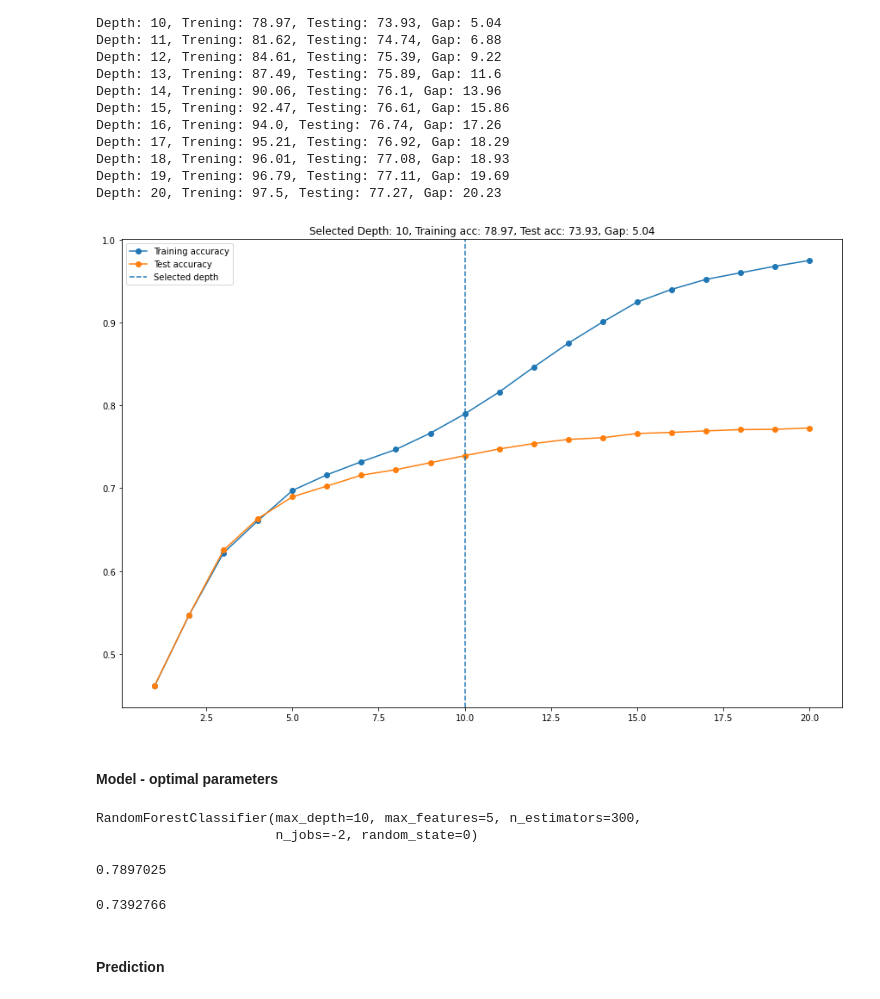
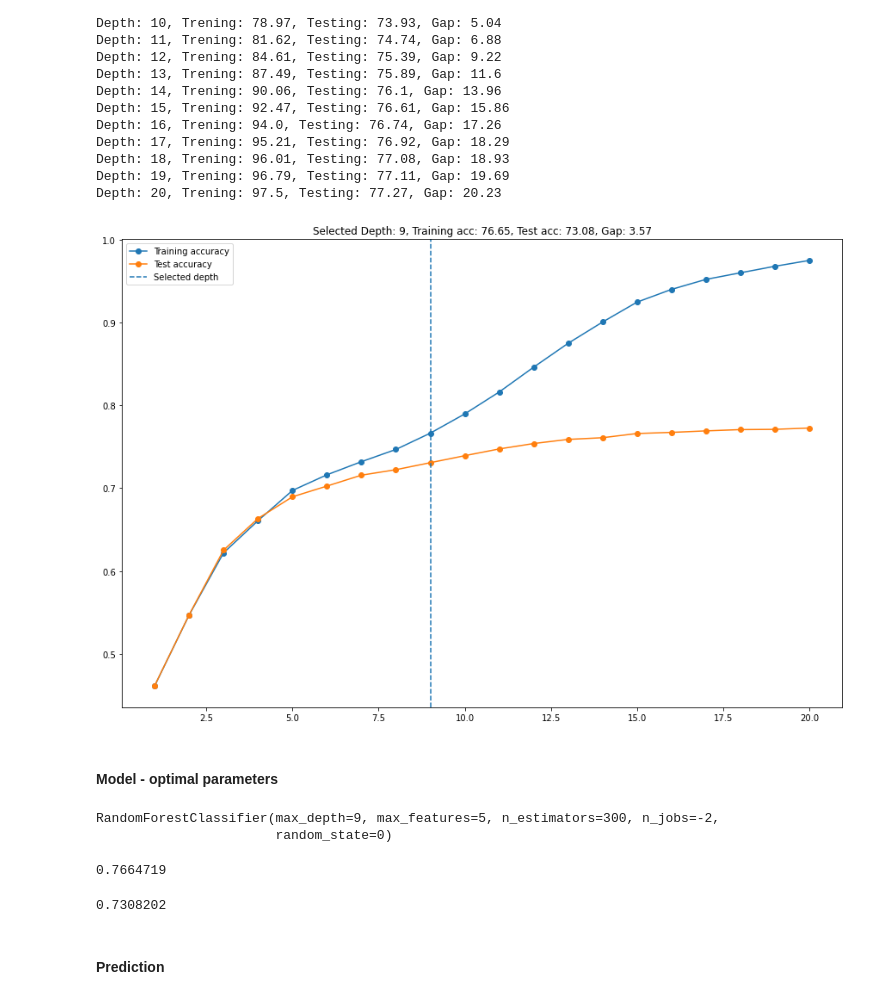
Before and after one commit to majerhugo/yusu_ml_dpz, a Jupyter notebook: RF_solution.ipynb, the cells around one changed output. Drawn from its saved outputs; the diff is of its cells as text; code cells hidden in the pictures.

```diff
--- a/RF_solution.ipynb
+++ b/RF_solution.ipynb
@@ -435,23 +426,23 @@ Depth: 18, Trening: 96.01, Testing: 77.08, Gap: 18.93
 Depth: 19, Trening: 96.79, Testing: 77.11, Gap: 19.69
 Depth: 20, Trening: 97.5, Testing: 77.27, Gap: 20.23
 # %%
-selected_depth = 10
+selected_depth = 9
 
 plt.plot(depth, train_accuracy, '-o', label='Training accuracy')
 plt.plot(depth, test_accuracy, '-o', label='Test accuracy')
 plt.axvline(x = selected_depth, linestyle='--', label='Selected depth')
 plt.legend()
 plt.title(f'Selected Depth: {selected_depth}, Training acc: {round((train_accuracy[selected_depth-1])*100,2)}, Test acc: {round((test_accuracy[selected_depth-1])*100,2)}, Gap: {round(abs((train_accuracy[selected_depth-1]*100)-(test_accuracy[selected_depth-1]*100)),2)}');
 # %% [output]
-[figure, old version]
+[figure, new version]
 # %% [markdown]
 #### Model - optimal parameters
 # %%
 model = RandomForestClassifier(n_estimators=300, max_features=5, max_depth=selected_depth, random_state=0, n_jobs=-2)
 model.fit(X_train, y_train)
 # %% [output]
-RandomForestClassifier(max_depth=10, max_features=5, n_estimators=300,
-                       n_jobs=-2, random_state=0)
+RandomForestClassifier(max_depth=9, max_features=5, n_estimators=300, n_jobs=-2,
+                       random_state=0)
 # %%
 # presnost na trenovacich datech
 y_train_pred = model.predict(X_train)
@@ -459,7 +450,7 @@ y_train_pred = model.predict(X_train)
 acc_train = accuracy_score(y_train, y_train_pred)
 round(acc_train, 7)
 # %% [output]
-0.7897025
+0.7664719
 # %%
 # presnost na testovacich
 y_test_pred = model.predict(X_test)
@@ -467,7 +458,7 @@ y_test_pred = model.predict(X_test)
 acc_test = accuracy_score(y_test, y_test_pred)
 round(acc_test,7)
 # %% [output]
-0.7392766
+0.7308202
 # %% [markdown]
 #### Prediction
 # %%
```
Also changed, not shown: parts of 7 cells of this notebook, 1 other file.
